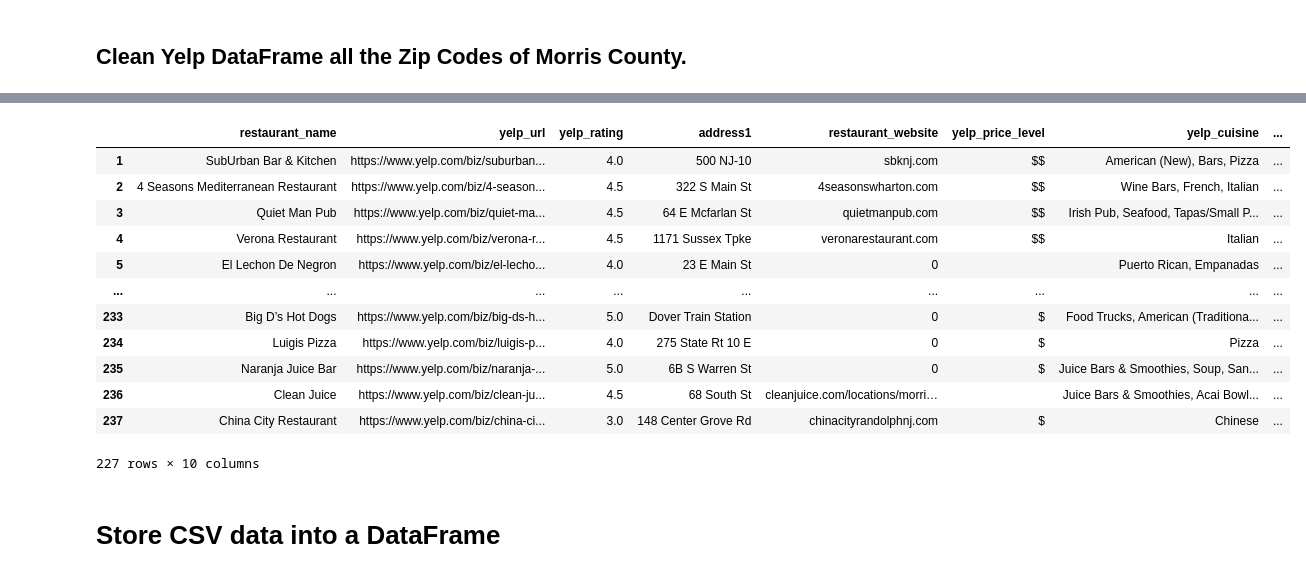
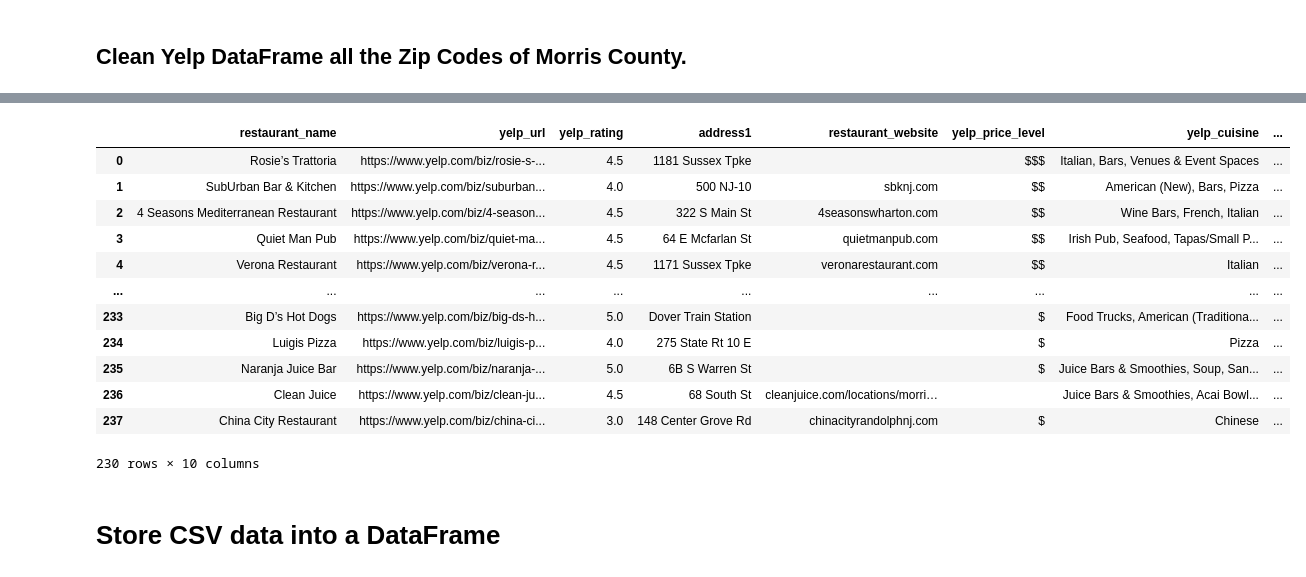
Before and after one commit to deliahellander/ETL-Project, a Jupyter notebook: Transformation/Transformation.ipynb, the cells around one changed output, grey strips where cells are left out. Saved outputs shown, nothing was run; the diff lists cells and outputs as text; code cells hidden in the pictures.

```diff
--- a/Transformation/Transformation.ipynb
+++ b/Transformation/Transformation.ipynb
@@ -50,3 +49,0 @@ Name: restaurant_name, Length: 237, dtype: int64
-# %%
-yelp_df= yelp_df.drop_duplicates(subset=['restaurant_name', 'address1'])
-yelp_df
@@ -87,0 +50,6 @@ Name: address2, dtype: int64
+# %%
+yelp_df['restaurant_name'] = yelp_df['restaurant_name'].str.strip()
+yelp_df['address1'] = yelp_df['address1'].str.strip()
+yelp_df['address2'] = yelp_df['address2'].str.strip()
+yelp_df = yelp_df.drop_duplicates(subset=['restaurant_name', 'address1','address2'])
+yelp_df
@@ -95,7 +77,7 @@ average_rating
 3.9936974789915967
 # %%
 # There are different length for restaurant_name and address1 values.So,we need to fill the empty values.
-yelp_df=yelp_df.fillna(0)
+yelp_df=yelp_df.fillna("")
 yelp_df
 # %% [output]
 |  | restaurant_name | yelp_url | restaurant_rating | price_cuisine | address1 | address2 | restaurant_website |
@@ -136,6 +118,6 @@ pierogieshouse.com                  1
 Name: restaurant_website, Length: 183, dtype: int64
 # %%
-yelp_df=yelp_df[yelp_df.restaurant_website != 'Find a Table']
+yelp_df['restaurant_website'] = yelp_df['restaurant_website'].replace('Find a Table', "")
 yelp_df
 # %% [output]
 |  | restaurant_name | yelp_url | restaurant_rating | price_cuisine | address1 | address2 | restaurant_website |
@@ -324,27 +281,28 @@ yelp_df
 # %%
-yelp_df = yelp_df.drop(['price_cuisine', 'address2', 'state+zipcode'], axis=1)
+# drop unwanted columns and rename columns
+yelp_df = yelp_df.drop(columns=['price_cuisine', 'address2', 'state+zipcode'])
 yelp_df = yelp_df.rename(columns={'restaurant_rating':'yelp_rating',
                                   'price_level':'yelp_price_level',
                                   'cuisine':'yelp_cuisine'
                                  })
 yelp_df['restaurant_name'] = yelp_df['restaurant_name'].str.strip()
 yelp_df['address1'] = yelp_df['address1'].str.strip()
 
 yelp_df
 # %% [output]
 |  | restaurant_name | yelp_url | yelp_rating | address1 | restaurant_website | yelp_price_level | yelp_cuisine | ... |
+| 0 | Rosie’s Trattoria | https://www.yelp.com/biz/rosie-s-... | 4.5 | 1181 Sussex Tpke |  | $$$ | Italian, Bars, Venues & Event Spaces | ... |
 | 1 | SubUrban Bar & Kitchen | https://www.yelp.com/biz/suburban... | 4.0 | 500 NJ-10 | sbknj.com | $$ | American (New), Bars, Pizza | ... |
 | 2 | 4 Seasons Mediterranean Restaurant | https://www.yelp.com/biz/4-season... | 4.5 | 322 S Main St | 4seasonswharton.com | $$ | Wine Bars, French, Italian | ... |
 | 3 | Quiet Man Pub | https://www.yelp.com/biz/quiet-ma... | 4.5 | 64 E Mcfarlan St | quietmanpub.com | $$ | Irish Pub, Seafood, Tapas/Small P... | ... |
 | 4 | Verona Restaurant | https://www.yelp.com/biz/verona-r... | 4.5 | 1171 Sussex Tpke | veronarestaurant.com | $$ | Italian | ... |
-| 5 | El Lechon De Negron | https://www.yelp.com/biz/el-lecho... | 4.0 | 23 E Main St | 0 |  | Puerto Rican, Empanadas | ... |
 | ... | ... | ... | ... | ... | ... | ... | ... | ... |
-| 233 | Big D’s Hot Dogs | https://www.yelp.com/biz/big-ds-h... | 5.0 | Dover Train Station | 0 | $ | Food Trucks, American (Traditiona... | ... |
-| 234 | Luigis Pizza | https://www.yelp.com/biz/luigis-p... | 4.0 | 275 State Rt 10 E | 0 | $ | Pizza | ... |
-| 235 | Naranja Juice Bar | https://www.yelp.com/biz/naranja-... | 5.0 | 6B S Warren St | 0 | $ | Juice Bars & Smoothies, Soup, San... | ... |
+| 233 | Big D’s Hot Dogs | https://www.yelp.com/biz/big-ds-h... | 5.0 | Dover Train Station |  | $ | Food Trucks, American (Traditiona... | ... |
+| 234 | Luigis Pizza | https://www.yelp.com/biz/luigis-p... | 4.0 | 275 State Rt 10 E |  | $ | Pizza | ... |
+| 235 | Naranja Juice Bar | https://www.yelp.com/biz/naranja-... | 5.0 | 6B S Warren St |  | $ | Juice Bars & Smoothies, Soup, San... | ... |
 | 236 | Clean Juice | https://www.yelp.com/biz/clean-ju... | 4.5 | 68 South St | cleanjuice.com/locations/morri… |  | Juice Bars & Smoothies, Acai Bowl... | ... |
 | 237 | China City Restaurant | https://www.yelp.com/biz/china-ci... | 3.0 | 148 Center Grove Rd | chinacityrandolphnj.com | $ | Chinese | ... |
-227 rows × 10 columns
+230 rows × 10 columns
 # %% [markdown]
 # Store CSV data into a DataFrame
 # %%
```
Also changed, not shown: parts of 38 cells of this notebook, 5 other files.
